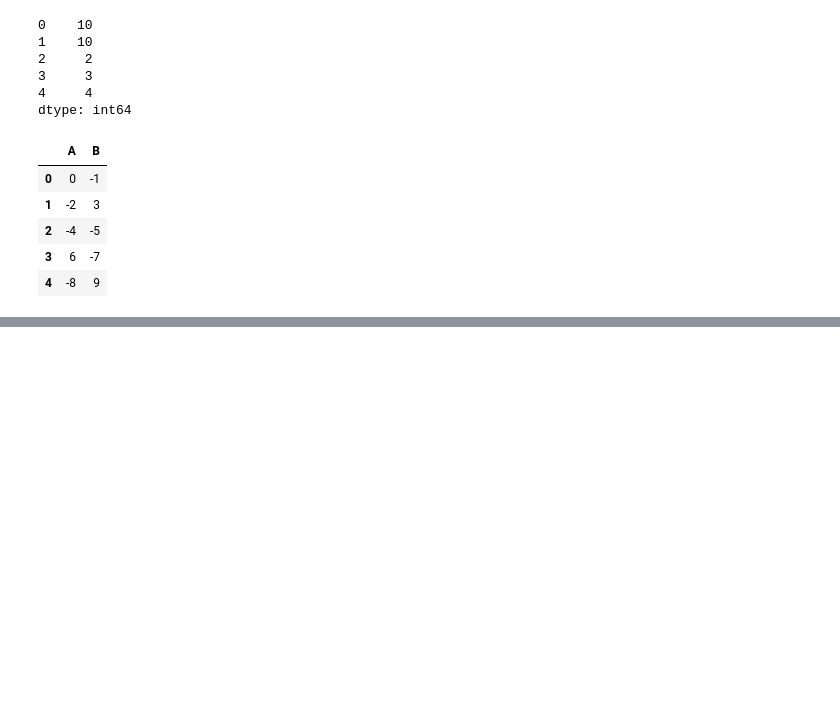
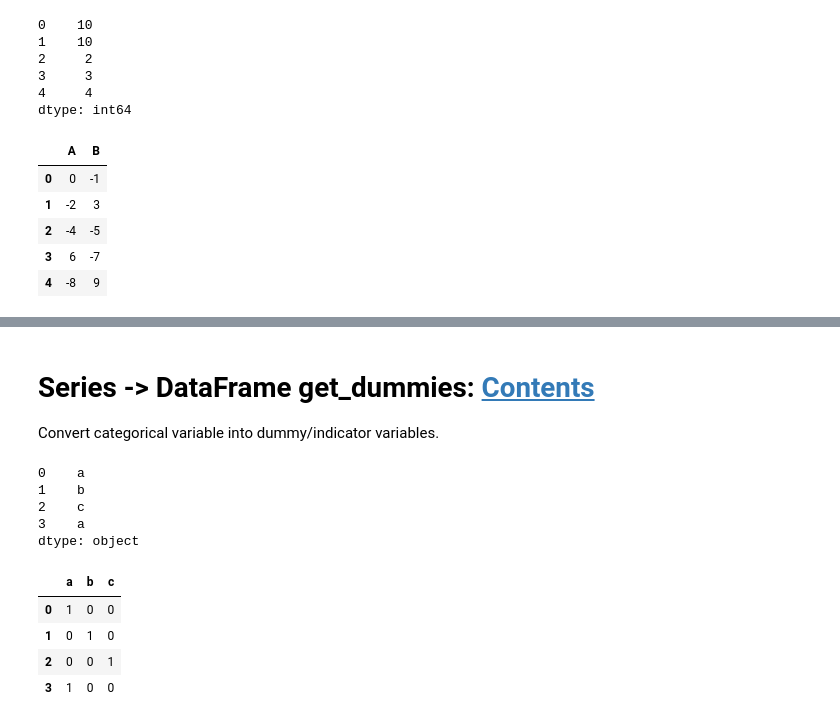
Before and after one commit to SandraBent/PythonLibs, a Jupyter notebook: Libs/Pandas.ipynb, the cells around one changed output, grey strips where cells are left out. Saved outputs shown, nothing was run; the diff lists cells and outputs as text; code cells hidden in the pictures; blank space fills up the shorter version.

```diff
--- a/Libs/Pandas.ipynb
+++ b/Libs/Pandas.ipynb
@@ -2570,0 +2602,22 @@ dtype: int64
+# %% [markdown]
+<a id='get_dummies'></a>
+# Series -> DataFrame get_dummies: <a href='#contents'>Contents</a>
+Convert categorical variable into dummy/indicator variables.
+# %%
+#stock.value_counts?
+#help(pd.get_dummies)
+s = pd.Series(list('abca'))
+print(s)
+print()
+pd.get_dummies(s)
+# %% [output]
+0    a
+1    b
+2    c
+3    a
+dtype: object
+|  | a | b | c |
+| 0 | 1 | 0 | 0 |
+| 1 | 0 | 1 | 0 |
+| 2 | 0 | 0 | 1 |
+| 3 | 1 | 0 | 0 |
```
Also changed, not shown: parts of 4 cells of this notebook, 5 other files.
